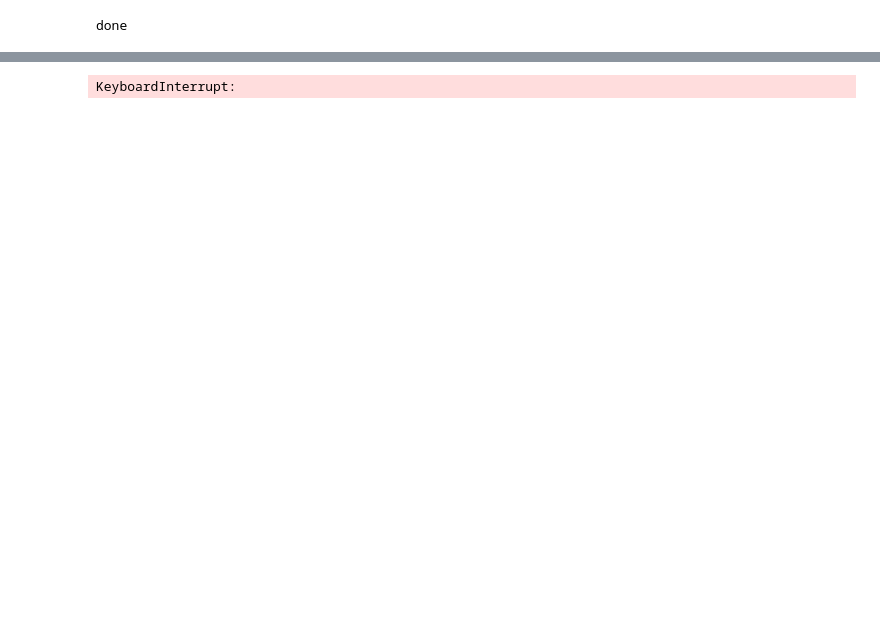
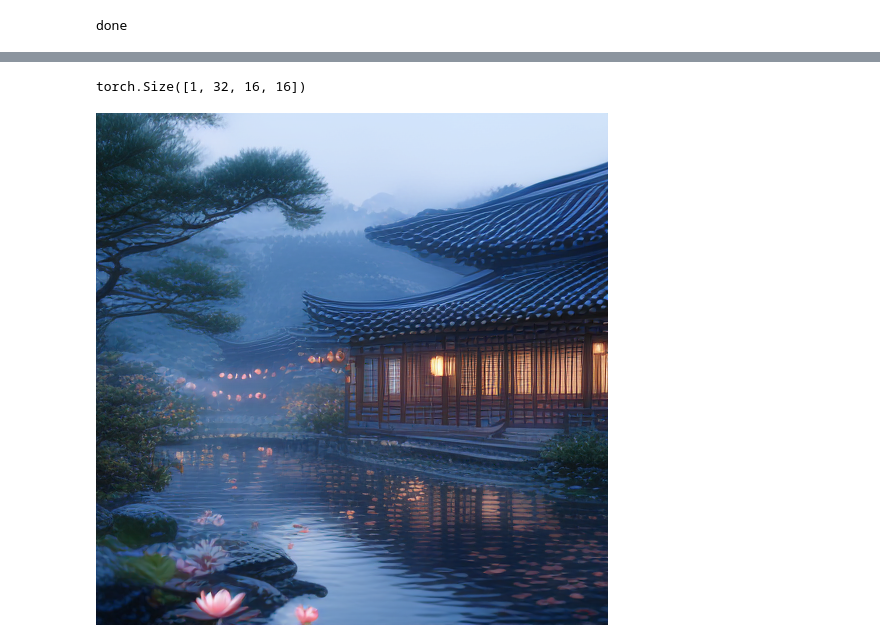
Before and after one commit to scpark20/logpx_samplers, a Jupyter notebook: example/sana/sana.ipynb, the cells around one changed output, grey strips where cells are left out. Cells and saved outputs as stored; diff of their text form; code cells hidden in the pictures; blank space fills up the shorter version.

```diff
--- a/example/sana/sana.ipynb
+++ b/example/sana/sana.ipynb
@@ -24,18 +28,19 @@ def show_compare(euler_img, dpm_img, unipc_img):
 # %%
 from solvers.others.euler_solver import Euler_Solver
 
 pos_texts = ["A serene twilight view of a traditional Korean hanok village nestled between misty mountain slopes: curved midnight-blue tiled eaves, softly glowing paper lanterns swaying in the breeze; ancient pine trees arching over stone pathways; intricate wooden lattice windows casting delicate shadows; a lone scholar in flowing hanbok practicing calligraphy beside a koi pond with lotus petals drifting on the water; cinematic 8K ultra-realism with dynamic volumetric moonlight filtering through morning mist; painterly strokes blending classical Joseon-era ink wash with modern hyperrealism; shot on RED Monstro 8K, 50 mm f/1.2 lens; subtle film grain; maximum fidelity; emotional atmosphere."]
 neg_texts = ["lowres, bad anatomy, deformed, blurry, pixelated, oversaturated, underexposed, overexposed, artifact, jpeg artifacts, watermark, text, logo, extra limbs, mutated hands, unnatural colors, noisy background, out of focus, poor composition, cultural clichés, stereotype exaggeration, flat lighting, glitch"]
 
 noise_schedule = model.get_noise_schedule()
 model_fn = model.get_model_fn(noise_schedule=noise_schedule, pos_conds=pos_texts, neg_conds=neg_texts, guidance_scale=4.5)
 latents = model.get_noise(seeds=[42])
 print(latents.shape)
 
-NFE = 20
+NFE = 6
 solver = Euler_Solver(noise_schedule, steps=NFE, skip_type='time_uniform_flow', flow_shift=3.0, algorithm_type="data_prediction")
 euler_latents = solver.sample(latents, model_fn)['samples']
-euler_samples = model.decode_vae(euler_latents)
-euler_samples[0]
+euler_samples = model.decode_vae(euler_latents, pil_output=True)
+euler_samples['pil_output'][0]
 # %% [output]
-KeyboardInterrupt:
+torch.Size([1, 32, 16, 16])
+[figure, added]
```
Also changed, not shown: parts of 1 cell of this notebook, 14 other files.
